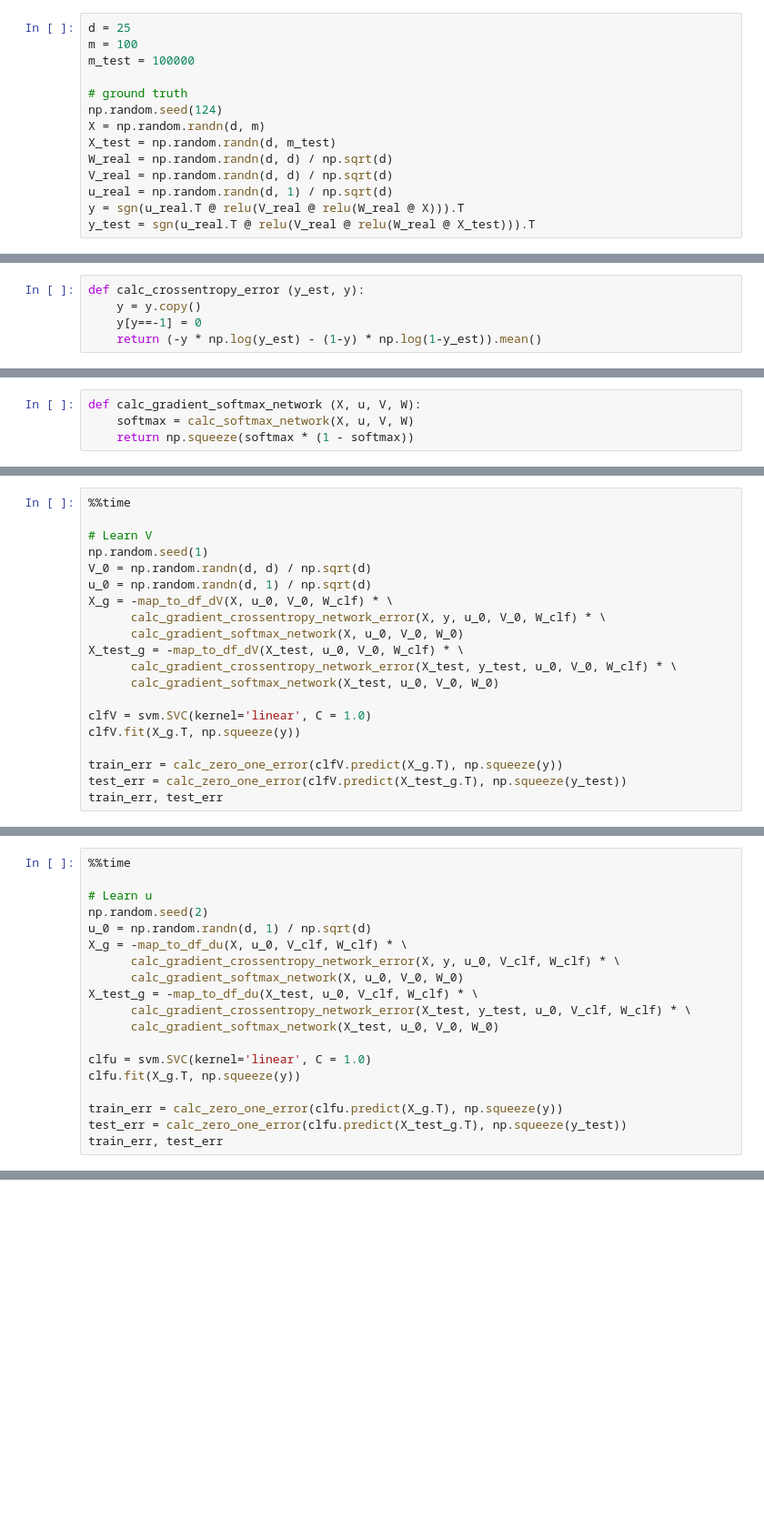
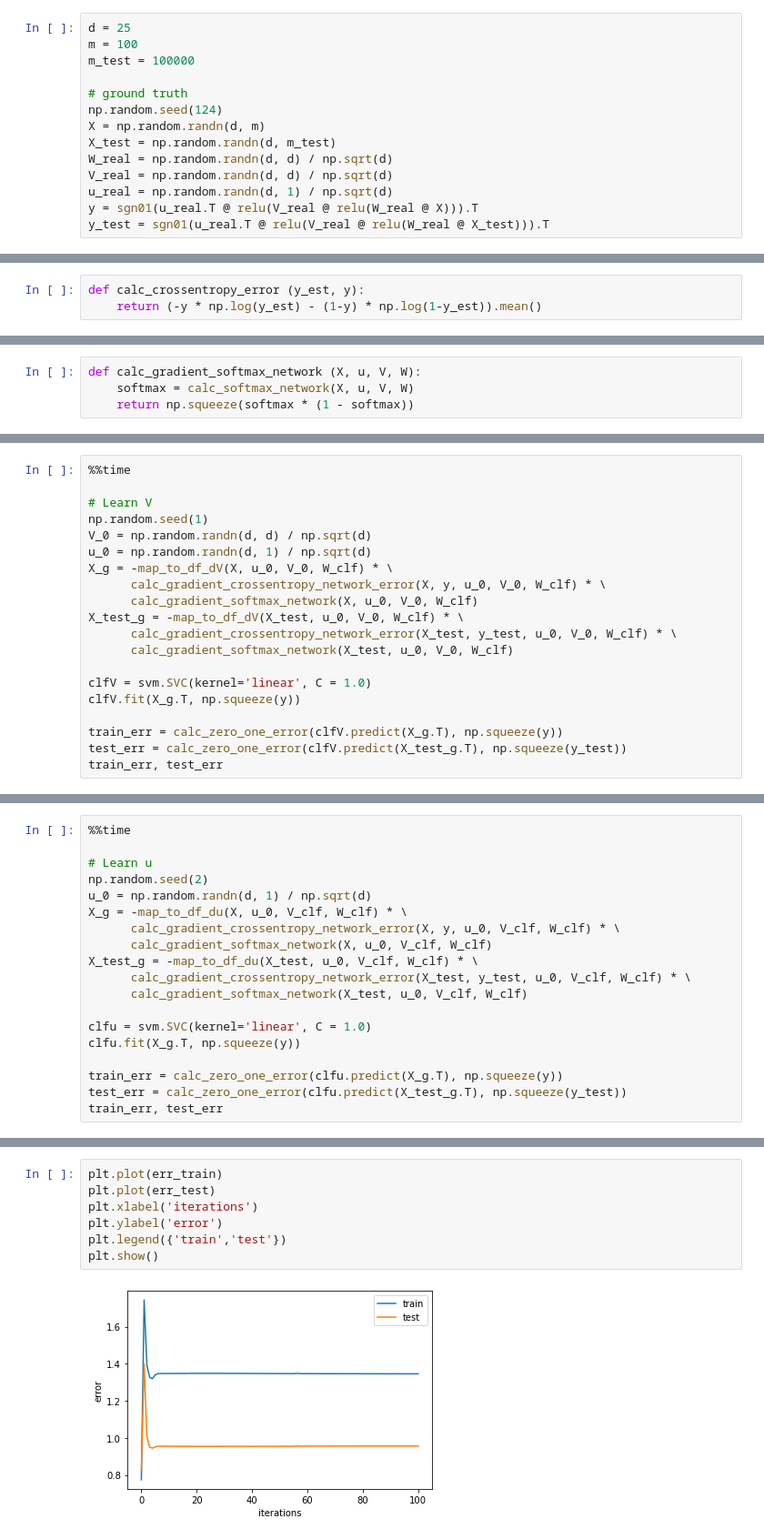
Before and after one commit to elikbelik/kernelayerwise, a Jupyter notebook: NTK_classify.ipynb, the cells around one changed output, grey strips where cells are left out. Shown at 91% size. Cells and saved outputs as stored; diff of their text form; blank space fills up the shorter version.

```diff
--- a/NTK_classify.ipynb
+++ b/NTK_classify.ipynb
@@ -55,8 +56,8 @@ X_test = np.random.randn(d, m_test)
 W_real = np.random.randn(d, d) / np.sqrt(d)
 V_real = np.random.randn(d, d) / np.sqrt(d)
 u_real = np.random.randn(d, 1) / np.sqrt(d)
-y = sgn(u_real.T @ relu(V_real @ relu(W_real @ X))).T
-y_test = sgn(u_real.T @ relu(V_real @ relu(W_real @ X_test))).T
+y = sgn01(u_real.T @ relu(V_real @ relu(W_real @ X))).T
+y_test = sgn01(u_real.T @ relu(V_real @ relu(W_real @ X_test))).T
 # %%
 def map_to_df_dW(X, u, V, W):
     m = X.shape[1]
@@ -200,8 +201,6 @@ $$ \frac{d softmax}{df} = softmax(f)(1-softmax(f))$$
 ### Experiments
 # %%
 def calc_crossentropy_error (y_est, y):
-    y = y.copy()
-    y[y==-1] = 0
     return (-y * np.log(y_est) - (1-y) * np.log(1-y_est)).mean()
 # %%
 def calc_crossentropy_network_error (X, y, u, V, W):
@@ -266,10 +265,10 @@ V_0 = np.random.randn(d, d) / np.sqrt(d)
 u_0 = np.random.randn(d, 1) / np.sqrt(d)
 X_g = -map_to_df_dV(X, u_0, V_0, W_clf) * \
       calc_gradient_crossentropy_network_error(X, y, u_0, V_0, W_clf) * \
-      calc_gradient_softmax_network(X, u_0, V_0, W_0)
+      calc_gradient_softmax_network(X, u_0, V_0, W_clf)
 X_test_g = -map_to_df_dV(X_test, u_0, V_0, W_clf) * \
       calc_gradient_crossentropy_network_error(X_test, y_test, u_0, V_0, W_clf) * \
-      calc_gradient_softmax_network(X_test, u_0, V_0, W_0)
+      calc_gradient_softmax_network(X_test, u_0, V_0, W_clf)
 
 clfV = svm.SVC(kernel='linear', C = 1.0)
 clfV.fit(X_g.T, np.squeeze(y))
@@ -299,10 +298,10 @@ np.random.seed(2)
 u_0 = np.random.randn(d, 1) / np.sqrt(d)
 X_g = -map_to_df_du(X, u_0, V_clf, W_clf) * \
       calc_gradient_crossentropy_network_error(X, y, u_0, V_clf, W_clf) * \
-      calc_gradient_softmax_network(X, u_0, V_0, W_0)
+      calc_gradient_softmax_network(X, u_0, V_clf, W_clf)
 X_test_g = -map_to_df_du(X_test, u_0, V_clf, W_clf) * \
       calc_gradient_crossentropy_network_error(X_test, y_test, u_0, V_clf, W_clf) * \
-      calc_gradient_softmax_network(X_test, u_0, V_0, W_0)
+      calc_gradient_softmax_network(X_test, u_0, V_clf, W_clf)
 
 clfu = svm.SVC(kernel='linear', C = 1.0)
 clfu.fit(X_g.T, np.squeeze(y))
@@ -326,0 +373,9 @@ u_clf = np.reshape(clfu.coef_,[25,1])
+# %%
+plt.plot(err_train)
+plt.plot(err_test)
+plt.xlabel('iterations')
+plt.ylabel('error')
+plt.legend({'train','test'})
+plt.show()
+# %% [output]
+[figure, added]
```
Also changed, not shown: parts of 26 cells of this notebook.
